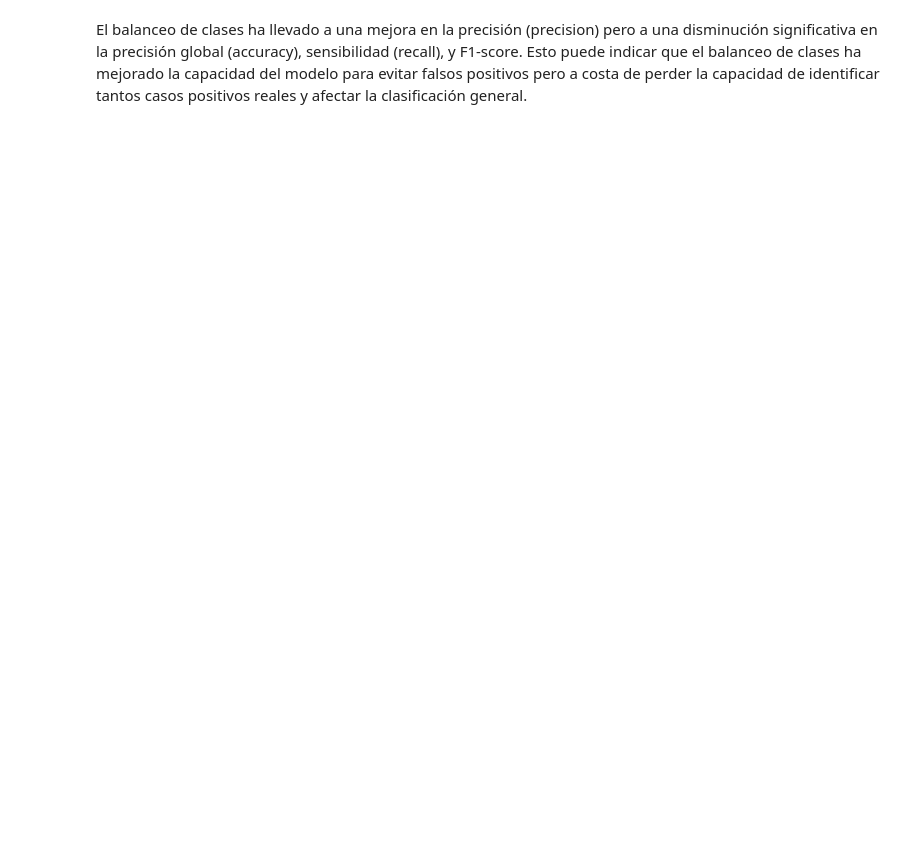
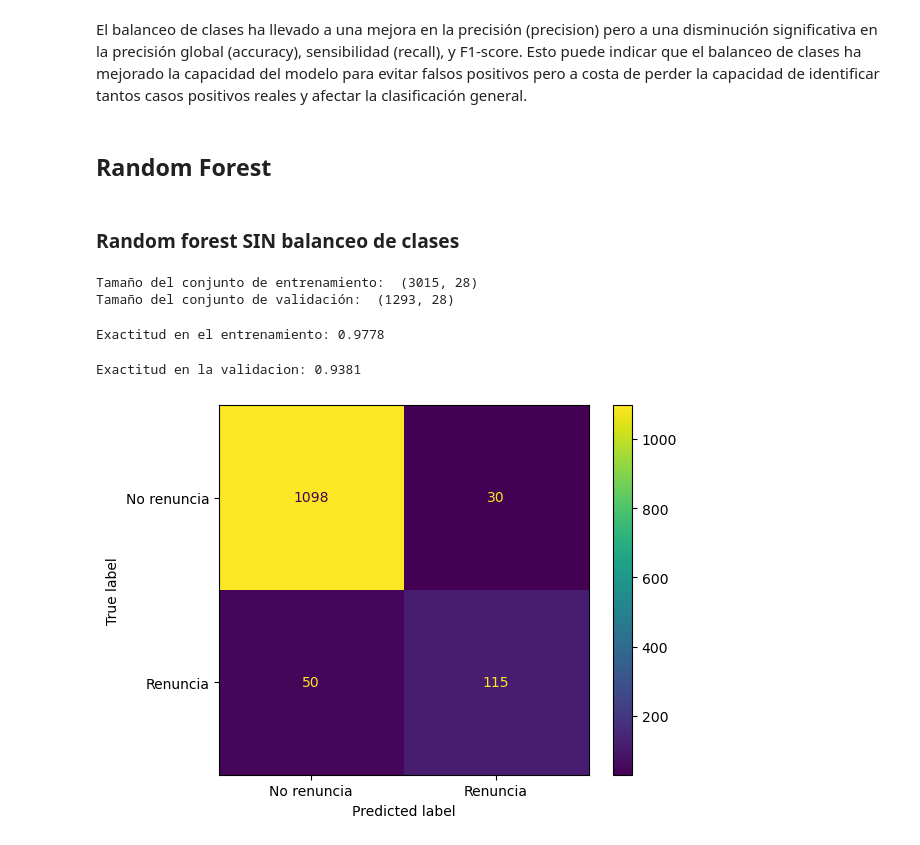
Before and after one commit to Leostark95/Analitica_3_Proyecto_1, a Jupyter notebook: e_Modelos.ipynb, the cells around one changed output. Saved outputs shown, nothing was run; the diff lists cells and outputs as text; code cells hidden in the pictures; blank space fills up the shorter version.

```diff
--- a/e_Modelos.ipynb
+++ b/e_Modelos.ipynb
@@ -468,2 +365,41 @@ F1-score: 0.7409165895739513
 # %% [markdown]
 El balanceo de clases ha llevado a una mejora en la precisión (precision) pero a una disminución significativa en la precisión global (accuracy), sensibilidad (recall), y F1-score. Esto puede indicar que el balanceo de clases ha mejorado la capacidad del modelo para evitar falsos positivos pero a costa de perder la capacidad de identificar tantos casos positivos reales y afectar la clasificación general.
+# %% [markdown]
+## <font color ='056938'> Random Forest
+# %% [markdown]
+### <font color ='157699'> Random forest SIN balanceo de clases
+# %%
+x_train,x_test,y_train,y_test = train_test_split(x,y,shuffle = True,test_size = 0.30, random_state=123)
+print('Tamaño del conjunto de entrenamiento: ', x_train.shape)
+print('Tamaño del conjunto de validación: ', x_test.shape)
+# %% [output]
+Tamaño del conjunto de entrenamiento:  (3015, 28)
+Tamaño del conjunto de validación:  (1293, 28)
+# %%
+ranfor = RandomForestClassifier(
+            n_estimators = 150,
+            criterion    = 'gini',
+            n_jobs       = -1,
+            random_state = 123
+         )
+ranfor.fit(x_train, y_train)
+
+y_train_pred = ranfor.predict(x_train)
+print('Exactitud en el entrenamiento: %.4f'  %accuracy_score(y_train, y_train_pred))
+# %% [output]
+Exactitud en el entrenamiento: 0.9778
+# %%
+y_pred = ranfor.predict(x_test)
+
+print('Exactitud en la validacion: %.4f'  %accuracy_score(y_test, y_pred))
+# %% [output]
+Exactitud en la validacion: 0.9381
+# %%
+# Matriz de confusión del modelo base
+
+mc_base = confusion_matrix(y_test, y_pred)
+mc_base_display = ConfusionMatrixDisplay(confusion_matrix = mc_base, display_labels = ['No renuncia', 'Renuncia'])
+mc_base_display.plot()
+plt.show()
+# %% [output]
+[figure, added]
```
Also changed, not shown: parts of 80 cells of this notebook, 6 other files.
